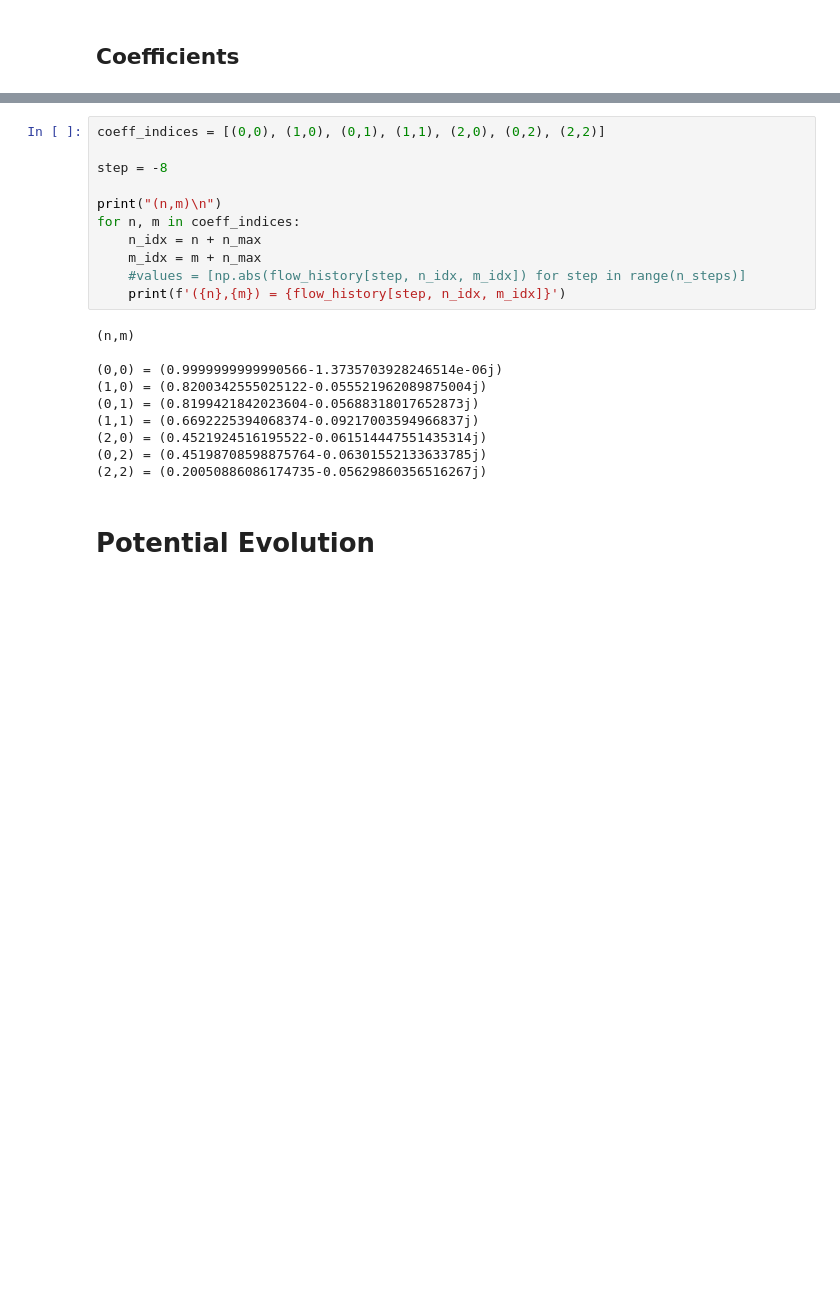
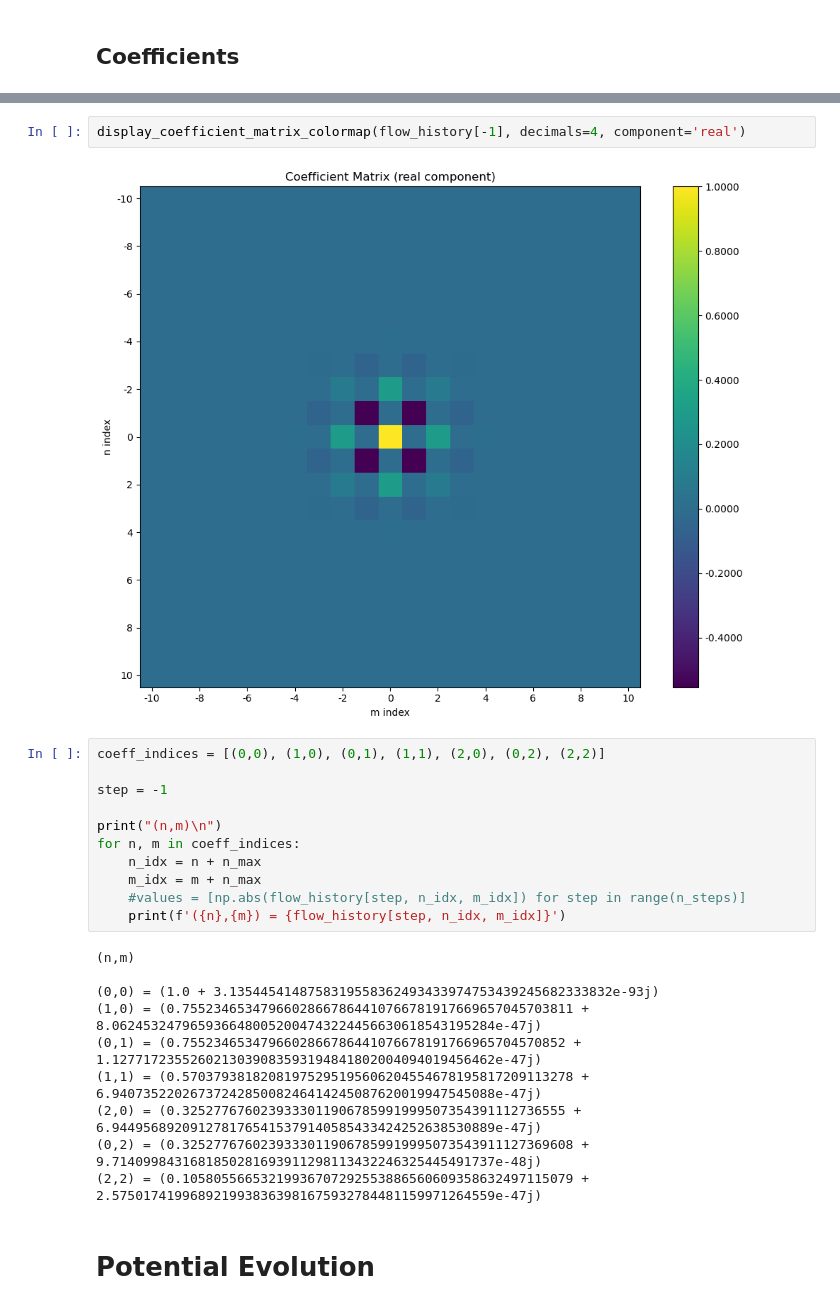
Before and after one commit to erbilcanartun/continuous-ashkin-teller, a Jupyter notebook: renormalization-flow_mp.ipynb, the cells around one changed output, grey strips where cells are left out. Cells and saved outputs as stored; diff of their text form; blank space fills up the shorter version.

```diff
--- a/fourier-expansion_mp.ipynb
+++ b/renormalization-flow_mp.ipynb
@@ -74,7 +95,11 @@ J1 = 0, J2 = 0, M = 5
+# %%
+display_coefficient_matrix_colormap(flow_history[-1], decimals=4, component='real')
+# %% [output]
+[figure, added]
 # %%
 coeff_indices = [(0,0), (1,0), (0,1), (1,1), (2,0), (0,2), (2,2)]
 
-step = -8
+step = -1
 
 print("(n,m)\n")
 for n, m in coeff_indices:
@@ -85,13 +110,13 @@ for n, m in coeff_indices:
 # %% [output]
 (n,m)
 
-(0,0) = (0.9999999999990566-1.3735703928246514e-06j)
-(1,0) = (0.8200342555025122-0.055521962089875004j)
-(0,1) = (0.8199421842023604-0.05688318017652873j)
-(1,1) = (0.6692225394068374-0.09217003594966837j)
-(2,0) = (0.4521924516195522-0.061514447551435314j)
-(0,2) = (0.45198708598875764-0.06301552133633785j)
-(2,2) = (0.20050886086174735-0.05629860356516267j)
+(0,0) = (1.0 + 3.1354454148758319558362493433974753439245682333832e-93j)
+(1,0) = (0.75523465347966028667864410766781917669657045703811 + 8.0624532479659366480052004743224456630618543195284e-47j)
+(0,1) = (0.7552346534796602866786441076678191766965704570852 + 1.1277172355260213039083593194841802004094019456462e-47j)
+(1,1) = (0.57037938182081975295195606204554678195817209113278 + 6.9407352202673724285008246414245087620019947545088e-47j)
+(2,0) = (0.3252776760239333011906785991999507354391112736555 + 6.9449568920912781765415379140585433424252638530889e-47j)
+(0,2) = (0.32527767602393330119067859919995073543911127369608 + 9.7140998431681850281693911298113432246325445491737e-48j)
+(2,2) = (0.10580556653219936707292553886560609358632497115079 + 2.5750174199689219938363981675932784481159971264559e-47j)
 # %% [markdown]
 # Potential Evolution
 # %%
```
Also changed, not shown: parts of 4 cells of this notebook, 4 other files.
